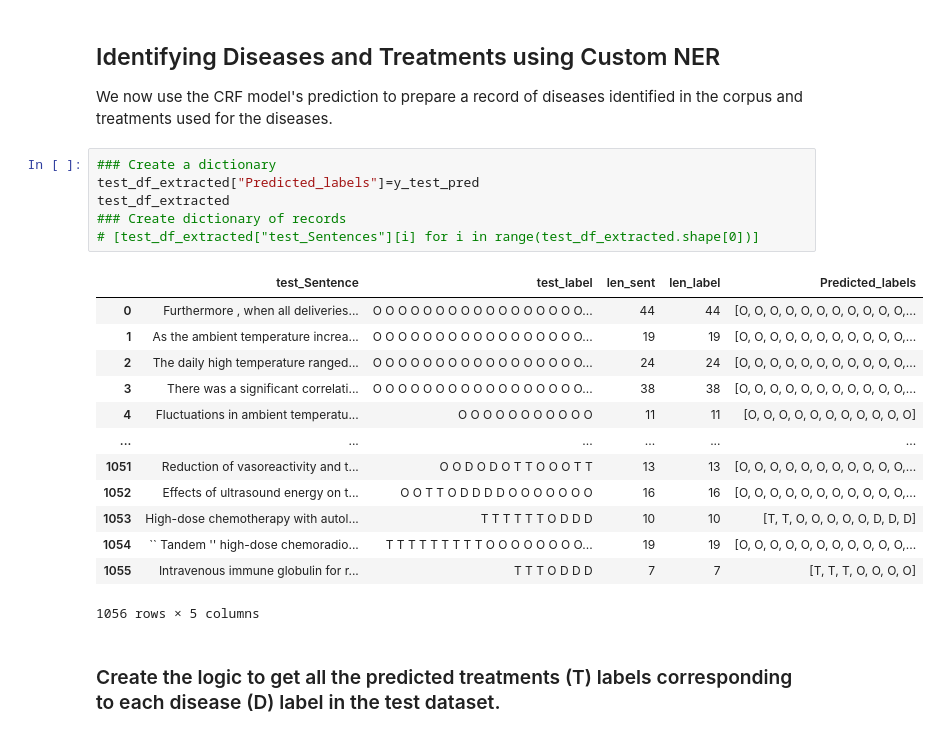
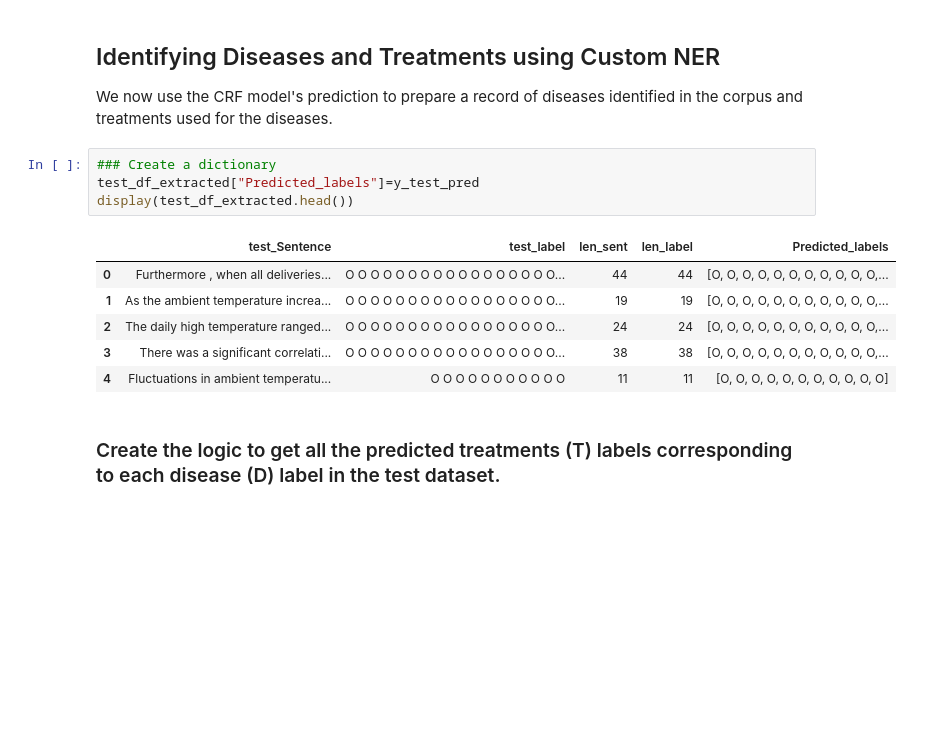
Before and after one commit to Abbhiraami/ML_AI_masters, a Jupyter notebook: NLP_notebooks/syntactical_processing_assignment/Assignment.ipynb, the cells around one changed output. Drawn from its saved outputs; the diff is of its cells as text; blank space fills up the shorter version.

```diff
--- a/NLP_notebooks/syntactical_processing_assignment/Assignment.ipynb
+++ b/NLP_notebooks/syntactical_processing_assignment/Assignment.ipynb
@@ -304,23 +295,14 @@ We now use the CRF model's prediction to prepare a record of diseases identified
 # %%
 ### Create a dictionary
 test_df_extracted["Predicted_labels"]=y_test_pred
-test_df_extracted
-### Create dictionary of records
-# [test_df_extracted["test_Sentences"][i] for i in range(test_df_extracted.shape[0])]
+display(test_df_extracted.head())
 # %% [output]
 |  | test_Sentence | test_label | len_sent | len_label | Predicted_labels |
 | 0 | Furthermore , when all deliveries... | O O O O O O O O O O O O O O O O O... | 44 | 44 | [O, O, O, O, O, O, O, O, O, O, O,... |
 | 1 | As the ambient temperature increa... | O O O O O O O O O O O O O O O O O... | 19 | 19 | [O, O, O, O, O, O, O, O, O, O, O,... |
 | 2 | The daily high temperature ranged... | O O O O O O O O O O O O O O O O O... | 24 | 24 | [O, O, O, O, O, O, O, O, O, O, O,... |
 | 3 | There was a significant correlati... | O O O O O O O O O O O O O O O O O... | 38 | 38 | [O, O, O, O, O, O, O, O, O, O, O,... |
 | 4 | Fluctuations in ambient temperatu... | O O O O O O O O O O O | 11 | 11 | [O, O, O, O, O, O, O, O, O, O, O] |
-| ... | ... | ... | ... | ... | ... |
-| 1051 | Reduction of vasoreactivity and t... | O O D O D O T T O O O T T | 13 | 13 | [O, O, O, O, O, O, O, O, O, O, O,... |
-| 1052 | Effects of ultrasound energy on t... | O O T T O D D D D O O O O O O O | 16 | 16 | [O, O, O, O, O, O, O, O, O, O, O,... |
-| 1053 | High-dose chemotherapy with autol... | T T T T T T O D D D | 10 | 10 | [T, T, O, O, O, O, O, D, D, D] |
-| 1054 | `` Tandem '' high-dose chemoradio... | T T T T T T T T T O O O O O O O O... | 19 | 19 | [O, O, O, O, O, O, O, O, O, O, O,... |
-| 1055 | Intravenous immune globulin for r... | T T T O D D D | 7 | 7 | [T, T, T, O, O, O, O] |
-1056 rows × 5 columns
 # %% [markdown]
 ### Create the logic to get all the predicted treatments (T) labels corresponding to each disease (D) label in the test dataset.
 # %% [markdown]
```
Also changed, not shown: parts of 5 cells of this notebook.
